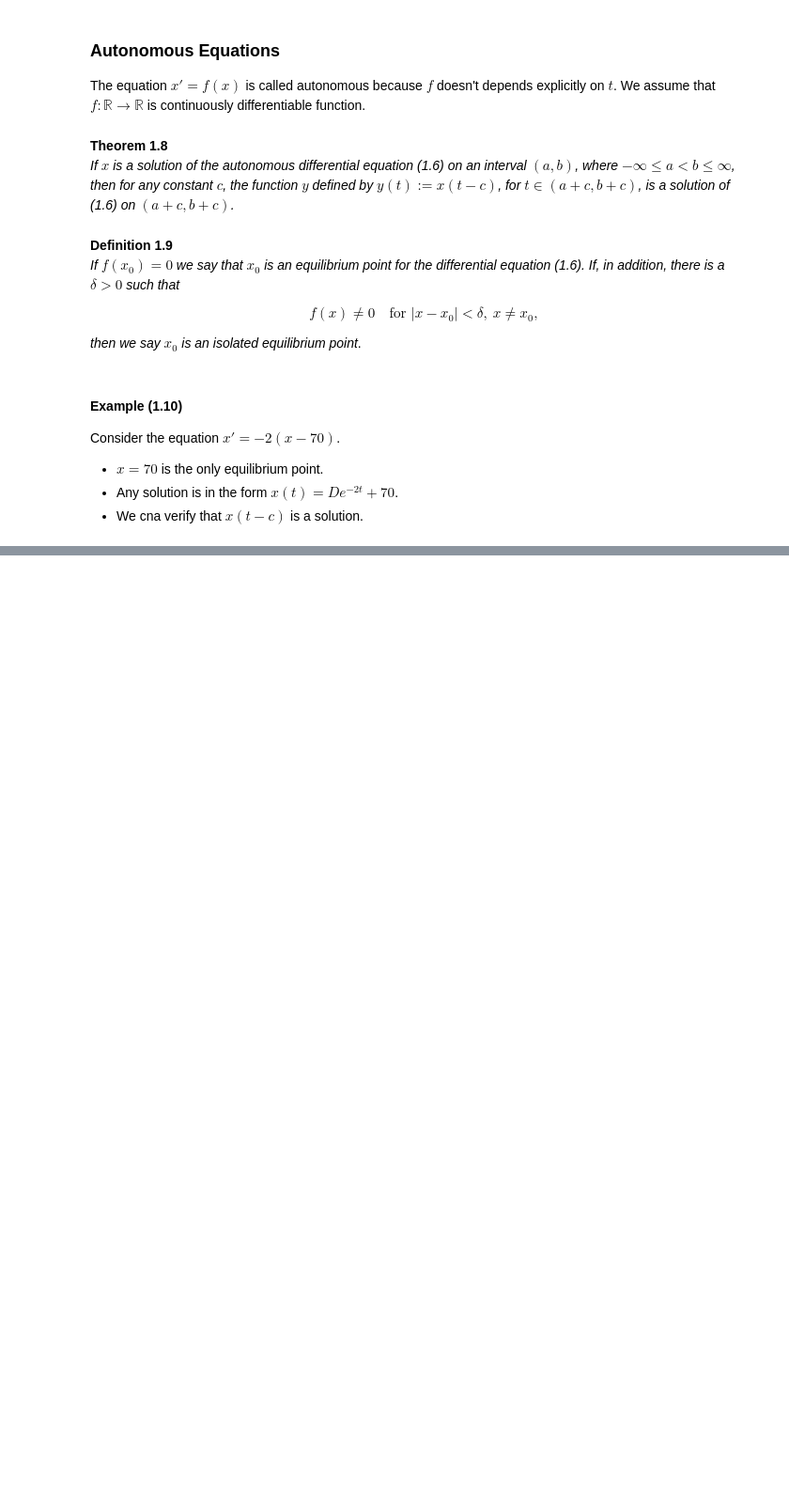
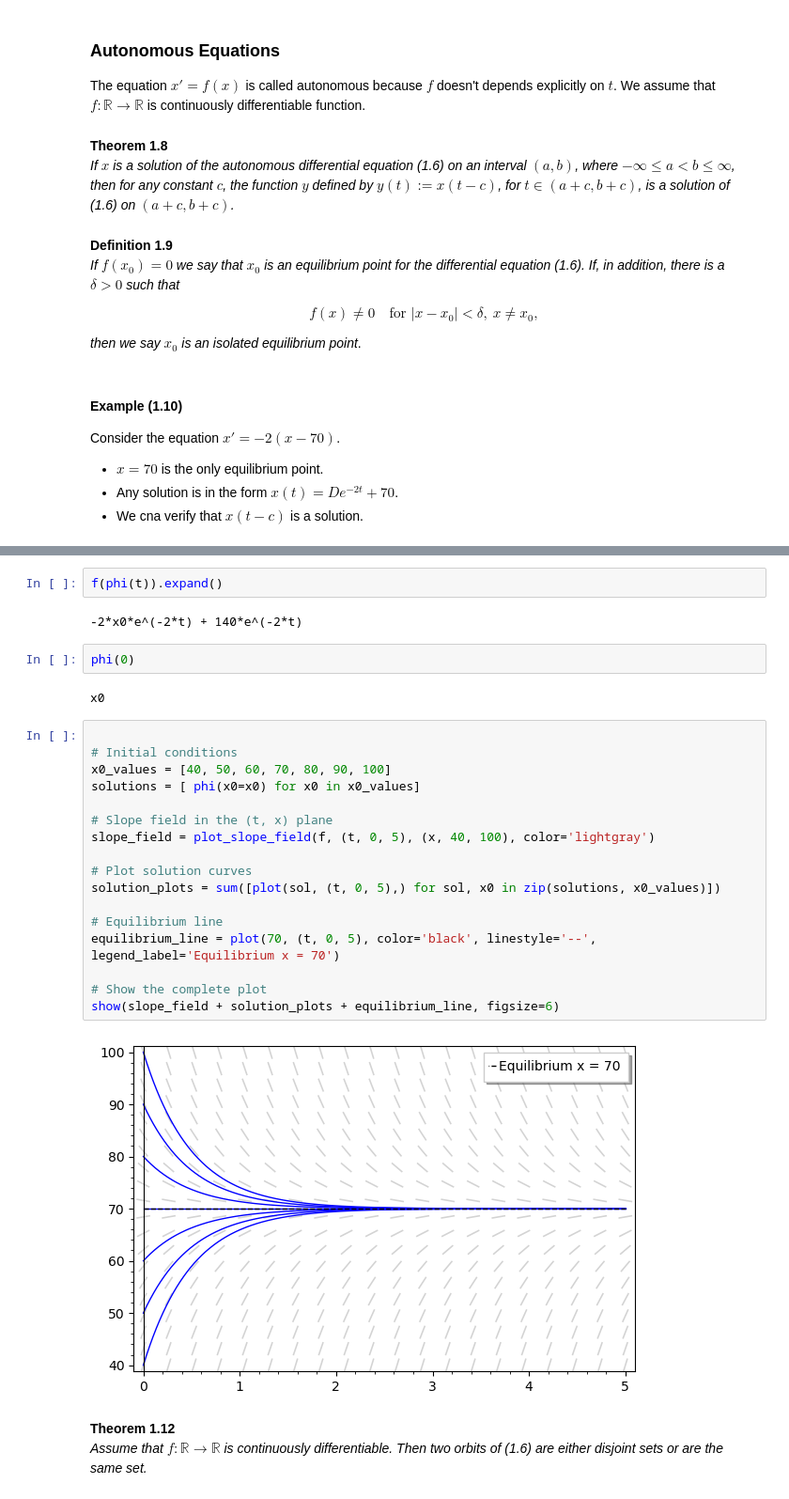
Before and after one commit to julihocc/itesm-ma2008b-notes, a Jupyter notebook: period-02/week-01/P02W01.ipynb, the cells around one changed output, grey strips where cells are left out. Shown at 94% size. Saved outputs shown, nothing was run; the diff lists cells and outputs as text; blank space fills up the shorter version.

```diff
--- a/period-02/week-01/P02W01.ipynb
+++ b/period-02/week-01/P02W01.ipynb
@@ -108,0 +141,30 @@ Consider the equation $x'= -2(x-70)$.
+# %%
+f(phi(t)).expand()
+# %% [output]
+-2*x0*e^(-2*t) + 140*e^(-2*t)
+# %%
+phi(0)
+# %% [output]
+x0
+# %%
+
+# Initial conditions
+x0_values = [40, 50, 60, 70, 80, 90, 100]
+solutions = [ phi(x0=x0) for x0 in x0_values]
+
+# Slope field in the (t, x) plane
+slope_field = plot_slope_field(f, (t, 0, 5), (x, 40, 100), color='lightgray')
+
+# Plot solution curves
+solution_plots = sum([plot(sol, (t, 0, 5),) for sol, x0 in zip(solutions, x0_values)])
+
+# Equilibrium line
+equilibrium_line = plot(70, (t, 0, 5), color='black', linestyle='--', legend_label='Equilibrium x = 70')
+
+# Show the complete plot
+show(slope_field + solution_plots + equilibrium_line, figsize=6)
+# %% [output]
+[figure, added]
+# %% [markdown]
+**Theorem 1.12**
+*Assume that $f : \mathbb{R} \to \mathbb{R}$ is continuously differentiable. Then two orbits of (1.6) are either disjoint sets or are the same set.*
```
Also changed, not shown: parts of 10 cells of this notebook.
